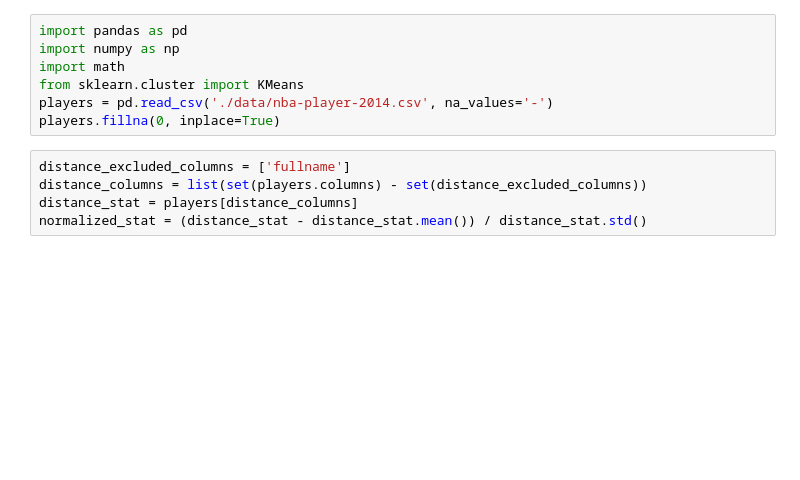
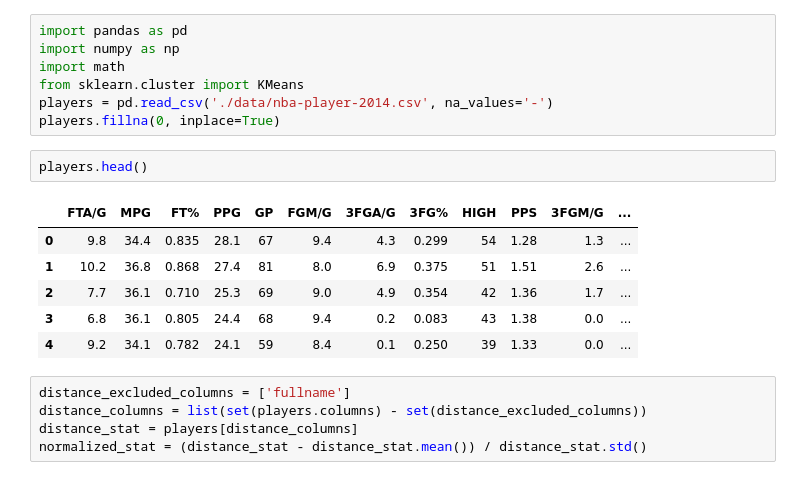
Before and after one commit to genzj/machine-learning-training-course, a Jupyter notebook: 05-kmeans-clustering/kmeans-sklearn.ipynb, the cells around one changed output. Cells and saved outputs as stored; diff of their text form; blank space fills up the shorter version.

```diff
--- a/05-kmeans-clustering/kmeans-sklearn.ipynb
+++ b/05-kmeans-clustering/kmeans-sklearn.ipynb
@@ -5,6 +5,15 @@ import math
 from sklearn.cluster import KMeans
 players = pd.read_csv('./data/nba-player-2014.csv', na_values='-')
 players.fillna(0, inplace=True)
+# %%
+players.head()
+# %% [output]
+|  | FTA/G | MPG | FT% | PPG | GP | FGM/G | 3FGA/G | 3FG% | HIGH | PPS | 3FGM/G | ... |
+| 0 | 9.8 | 34.4 | 0.835 | 28.1 | 67 | 9.4 | 4.3 | 0.299 | 54 | 1.28 | 1.3 | ... |
+| 1 | 10.2 | 36.8 | 0.868 | 27.4 | 81 | 8.0 | 6.9 | 0.375 | 51 | 1.51 | 2.6 | ... |
+| 2 | 7.7 | 36.1 | 0.710 | 25.3 | 69 | 9.0 | 4.9 | 0.354 | 42 | 1.36 | 1.7 | ... |
+| 3 | 6.8 | 36.1 | 0.805 | 24.4 | 68 | 9.4 | 0.2 | 0.083 | 43 | 1.38 | 0.0 | ... |
+| 4 | 9.2 | 34.1 | 0.782 | 24.1 | 59 | 8.4 | 0.1 | 0.250 | 39 | 1.33 | 0.0 | ... |
 # %%
 distance_excluded_columns = ['fullname']
 distance_columns = list(set(players.columns) - set(distance_excluded_columns))
```
Also changed, not shown: parts of 6 cells of this notebook, 1 other file.
